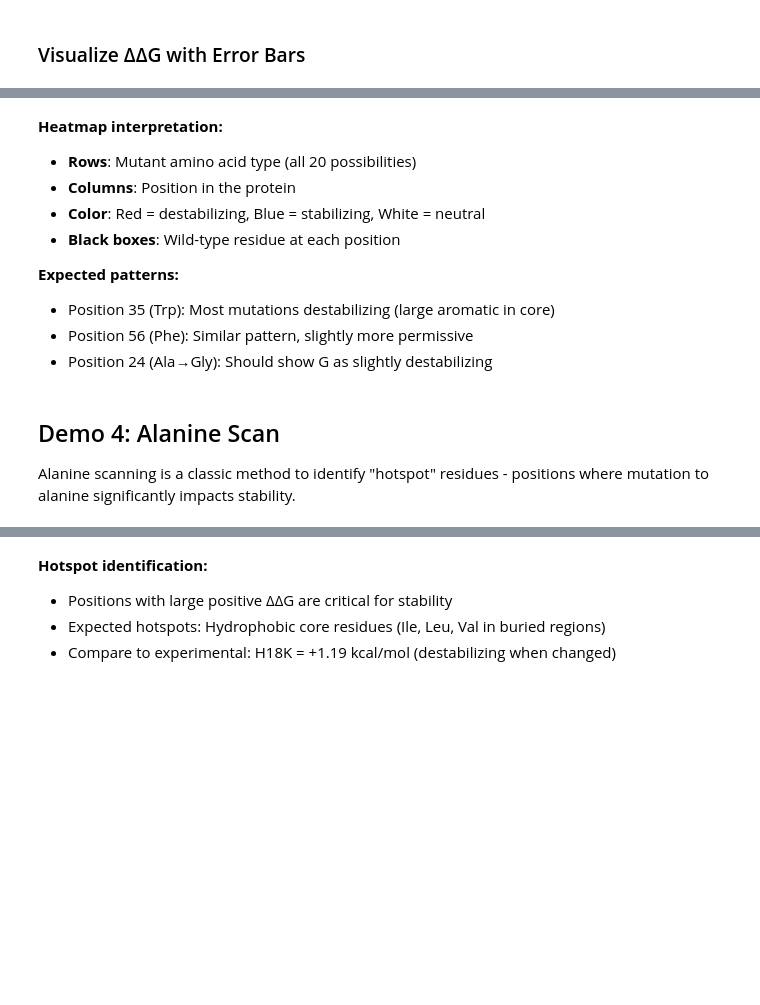
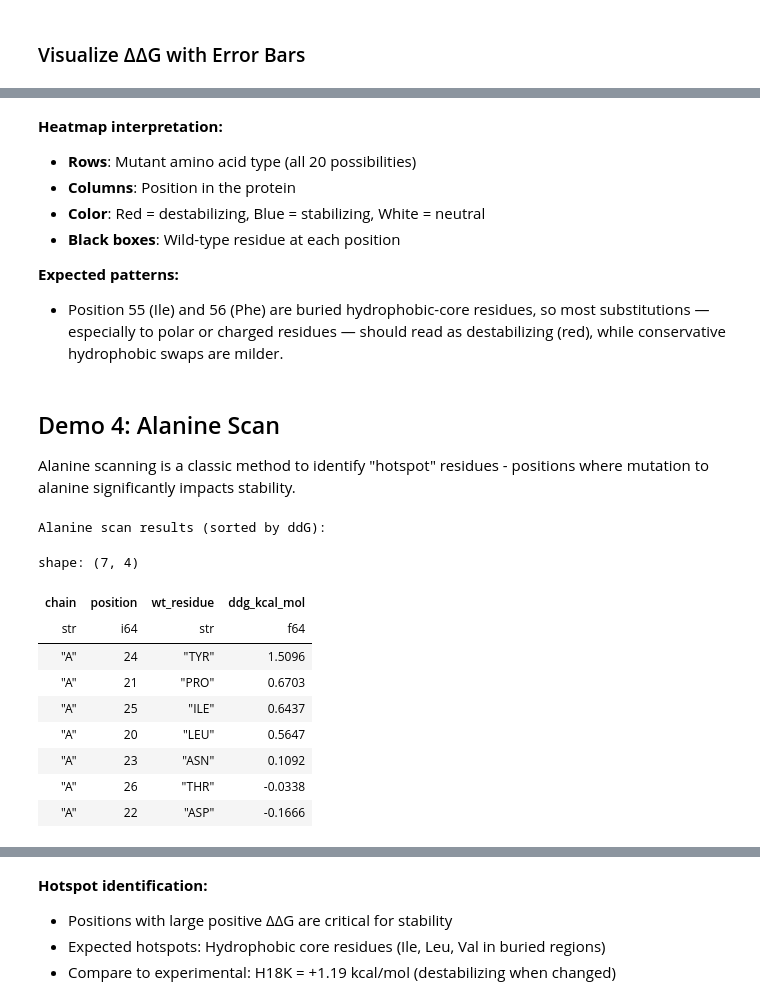
Before and after one commit to arikat/sicifus, a Jupyter notebook: examples/mutation_analysis_demo.ipynb, the cells around one changed output, grey strips where cells are left out. Cells and saved outputs as stored; diff of their text form; code cells hidden in the pictures; blank space fills up the shorter version.

```diff
--- a/examples/mutation_analysis_demo.ipynb
+++ b/examples/mutation_analysis_demo.ipynb
@@ -394,24 +494,37 @@ print("Saved to barnase_position_scan.png")
 - **Black boxes**: Wild-type residue at each position
 
 **Expected patterns:**
-- Position 35 (Trp): Most mutations destabilizing (large aromatic in core)
-- Position 56 (Phe): Similar pattern, slightly more permissive
-- Position 24 (Ala→Gly): Should show G as slightly destabilizing
+- Position 55 (Ile) and 56 (Phe) are buried hydrophobic-core residues, so most
+  substitutions — especially to polar or charged residues — should read as
+  destabilizing (red), while conservative hydrophobic swaps are milder.
 # %% [markdown]
 ## Demo 4: Alanine Scan
 
 Alanine scanning is a classic method to identify "hotspot" residues - positions where mutation to alanine significantly impacts stability.
 # %%
-# Perform alanine scan on positions 20-30 (includes several from our validation set)
-scan_df = engine.alanine_scan(
+# Alanine scan over positions 20-26 (averaged over 2 builds each)
+scan_df = scan(
     "1BNI.pdb",
     chain="A",
-    positions=list(range(20, 31)),
-    max_iterations=1500,
-)
+    positions=list(range(20, 27)),
+    targets=lambda wt: [] if wt in ("ALA", "GLY") else ["ALA"],
+    n_builds=2,
+).drop("mut_residue")
 
 print("Alanine scan results (sorted by ddG):")
 scan_df.sort("ddg_kcal_mol", descending=True)
+# %% [output]
+Alanine scan results (sorted by ddG):
+shape: (7, 4)
+| chain | position | wt_residue | ddg_kcal_mol |
+| str | i64 | str | f64 |
+| "A" | 24 | "TYR" | 1.5096 |
+| "A" | 21 | "PRO" | 0.6703 |
+| "A" | 25 | "ILE" | 0.6437 |
+| "A" | 20 | "LEU" | 0.5647 |
+| "A" | 23 | "ASN" | 0.1092 |
+| "A" | 26 | "THR" | -0.0338 |
+| "A" | 22 | "ASP" | -0.1666 |
 # %%
 # Visualize with sorted bar chart
 plot_alanine_scan(
```
Also changed, not shown: parts of 19 cells of this notebook, 22 other files.
